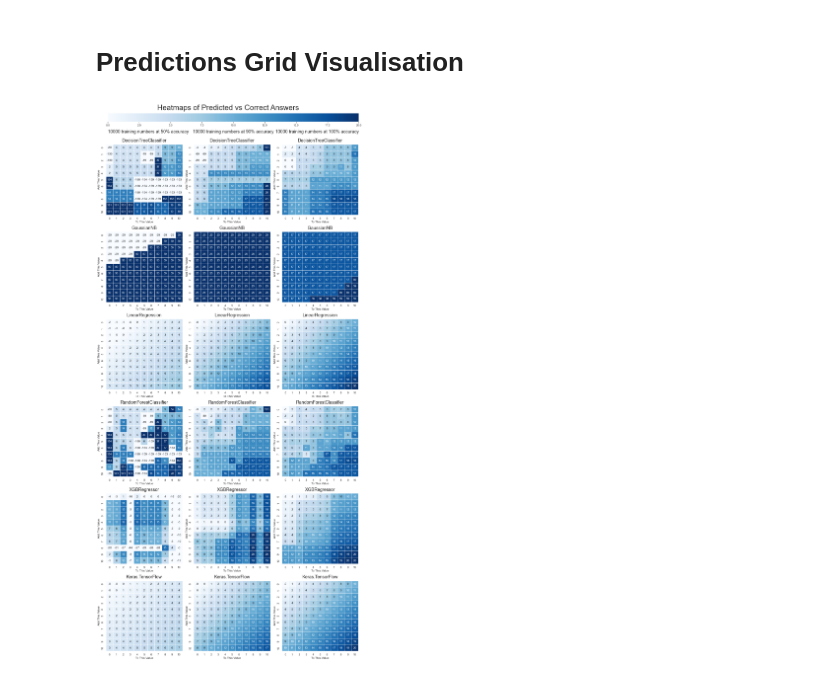
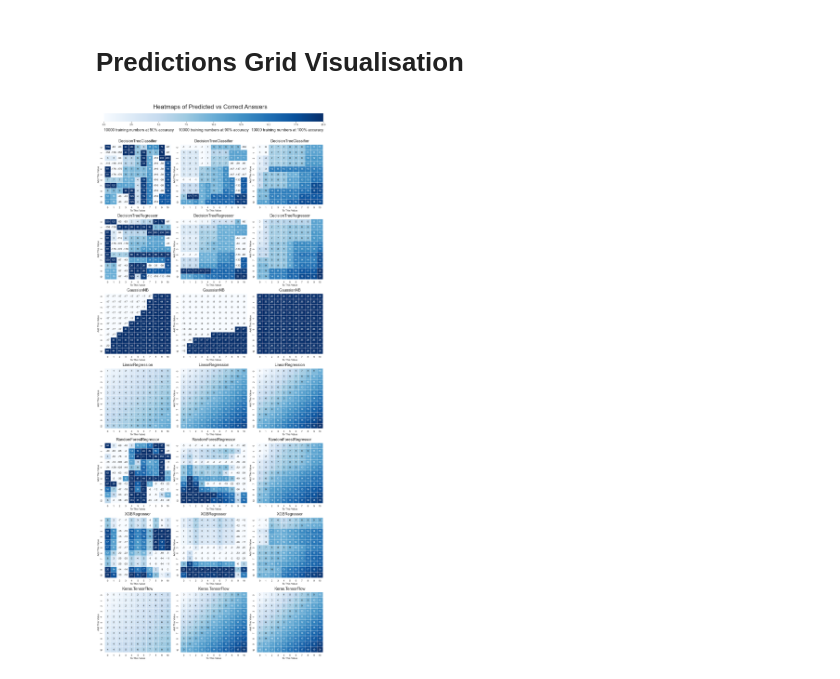
Before and after one commit to KevinCarr42/Adding-Machines, a Jupyter notebook: Teaching a Machine to Add.ipynb, the cells around one changed output. Drawn from its saved outputs; the diff is of its cells as text; code cells hidden in the pictures.

Commit message:
updated tree regressors
added decision tree regressor and changed random forest to regressor

```diff
--- a/Teaching a Machine to Add.ipynb
+++ b/Teaching a Machine to Add.ipynb
@@ -413,6 +437,6 @@ Wall time: 2.06 s
 # %%
 %%time
-n_model = 5
+n_model = 6
 n_tests = 1000
 
 tf_results = fit_model_to_data(list_of_models[n_model], training_sets, n_tests)
@@ -440,10 +464,7 @@ Wall time: 4.58 s
 # %% [markdown]
 # Summary of Model Performance
 # %%
-list_of_results = [dt_results, nb_results, lr_results, rf_results, xgb_results, tf_results]
-
-list_of_model_names = ['Decision Tree', 'Naive Bayes', 'Linear Regression',
-                       'Random Forest', 'XGBoost', 'Keras TensorFlow']
+list_of_results = [dt_results, tr_results, nb_results, lr_results, rf_results, xgb_results, tf_results]
 
 list_of_settings = [[100, 100], [100, 99], [100, 90], [100, 75], [100, 50],
                     [1000, 100], [1000, 99], [1000, 90], [1000, 75], [1000, 50],
@@ -453,7 +474,7 @@ df_settings = pd.DataFrame(list_of_settings)
 MSE_summary = pd.DataFrame()
 
 for i, x in enumerate(list_of_results):
-    name = list_of_model_names[i]
+    name = get_name_of_model(list_of_models [i])
     x = pd.DataFrame(x)
 
     # generate a list of lists of "name" same length as x
@@ -472,12 +493,12 @@ MSE_summary = MSE_summary.reset_index(drop=True)  # reset index for Seaborn
 # Model Performance as a Function of Training Data Accuracy
 # Version 2 graphing using subplots and additional formatting
 
-custom_palette = ['#64FB34', '#FFC818', '#4488FF', '#1E8011', '#A26AFF', '#EC144A']
+custom_palette = ['#64FB34', '#39de04', '#FFC818', '#4488FF', '#1E8011', '#A26AFF', '#EC144A']
 
 figsize=(14, 14)
 fig, axes = plt.subplots(3, 2, figsize=figsize)
 
-fig.suptitle("Model Performance as a Function of Training Data Accuracy\n\n\n", fontsize=20)
+fig.suptitle("Model Performance as a Function of Training Data Accuracy\n\n", fontsize=24)
 
 
 # CORRECT ANSWERS
@@ -544,12 +565,10 @@ plot = sns.lineplot(data=MSE_summary[MSE_summary.Size==sample_size],  # only max
                     marker="o", markersize=7, ax=ax);
 ax.get_legend().remove()
 
-
 # one legend to rule them all
 handles, labels = ax.get_legend_handles_labels()
 fig.legend(handles, labels, loc='upper center', mode="expand", bbox_to_anchor=(0, 0, 1, 0.95),
-           ncol=6, fontsize=14, borderpad=0.5, frameon=False)
-
+           ncol=7, fontsize=12, borderpad=0.5, frameon=False)
 
 # plot in tight layout
 fig.tight_layout()
@@ -852,16 +868,14 @@ def grid_of_heatmap_grids(list_training_set_num, list_of_model_num, min_num=0, m
     '''
     defaults to grid of 0 to 10 (matches with default color pallete above)
     '''
-    figsize = (15, 32)  # 3x6 aspect ratio, plus title
+    figsize = (15, 37)  # 3x7 aspect ratio, plus title
     num_rows = len(list_of_model_num)
     num_cols = len(list_training_set_num)
     ax_x, ax_y = 0, 0
 
     fig, axes = plt.subplots(num_rows, num_cols, figsize=figsize)
 
-    fig.suptitle("Heatmaps of Predicted vs Correct Answers\n\n", fontsize=30)
-
-    plt.rcParams['axes.titlepad'] = 10  # so that all titles don't get offset
+    fig.suptitle("Heatmaps of Predicted vs Correct Answers\n\n", fontsize=28)
 
     # Grid of Plots
     for set_number in list_training_set_num:
@@ -885,28 +899,36 @@ def grid_of_heatmap_grids(list_training_set_num, list_of_model_num, min_num=0, m
 
     # Legend
     plt.subplots_adjust(top=0.91)
-    cax = plt.axes([0.05, 0.95, 0.94, 0.015])  # x, y, width, height
+    cax = plt.axes([0.04, 0.95, 0.95, 0.015])  # x, y, width, height
     mappable = mpl.cm.ScalarMappable(norm=mpl.colors.Normalize(vmin=0, vmax=20), cmap='Blues')
     cbar = plt.colorbar(mappable, cax=cax, orientation='horizontal')
     ticklabs = cbar.ax.get_yticklabels()
     cbar.ax.set_yticklabels(ticklabs, fontsize=14)
 
+
     # Subtitles = training set information
+    # there is probably a better way to add these lables
+
     title1 = training_sets[list_training_set_num[0]]
     title2 = training_sets[list_training_set_num[1]]
     title3 = training_sets[list_training_set_num[2]]
 
-    plt.rcParams['axes.titlepad'] = -80  # only subtitles get offset
+    # temporarily set padding for titles
+    plt.rcParams['axes.titlepad'] = -85  # pad is in points...
 
     plt.title(title1, fontsize=18, loc="left")
     plt.title(title2, fontsize=18, loc="center")
     plt.title(title3, fontsize=18, loc="right")
+
+    # reset to project defaults
+    plt.rcParams['axes.titlepad'] = 10    # default is actually 6
 # %%
 training_set_list = [14, 12, 10]
-model_num_list = [0, 1, 2, 3, 4, 5]
+model_num_list = [0, 1, 2, 3, 4, 5, 6]
+
 grid_of_heatmap_grids(training_set_list, model_num_list)
 
 # save the image
 plt.savefig('heatmaps_of_predictions.png', facecolor='w')
 # %% [output]
-[figure, old version]
+[figure, new version]
```
Also changed, not shown: parts of 20 cells of this notebook, 5 other files.
